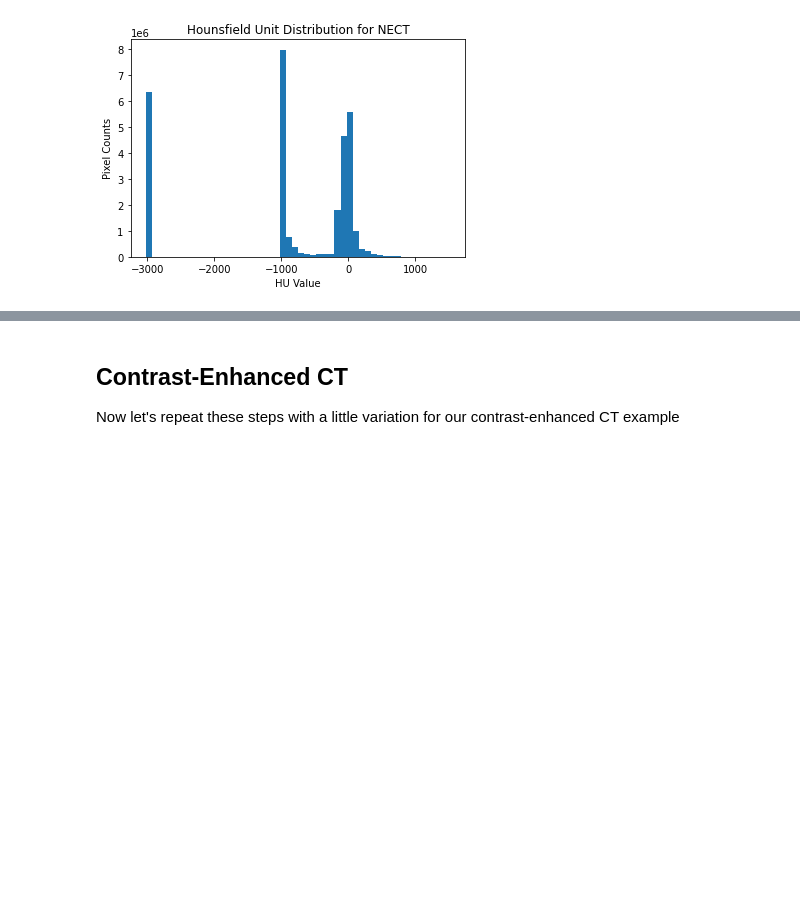
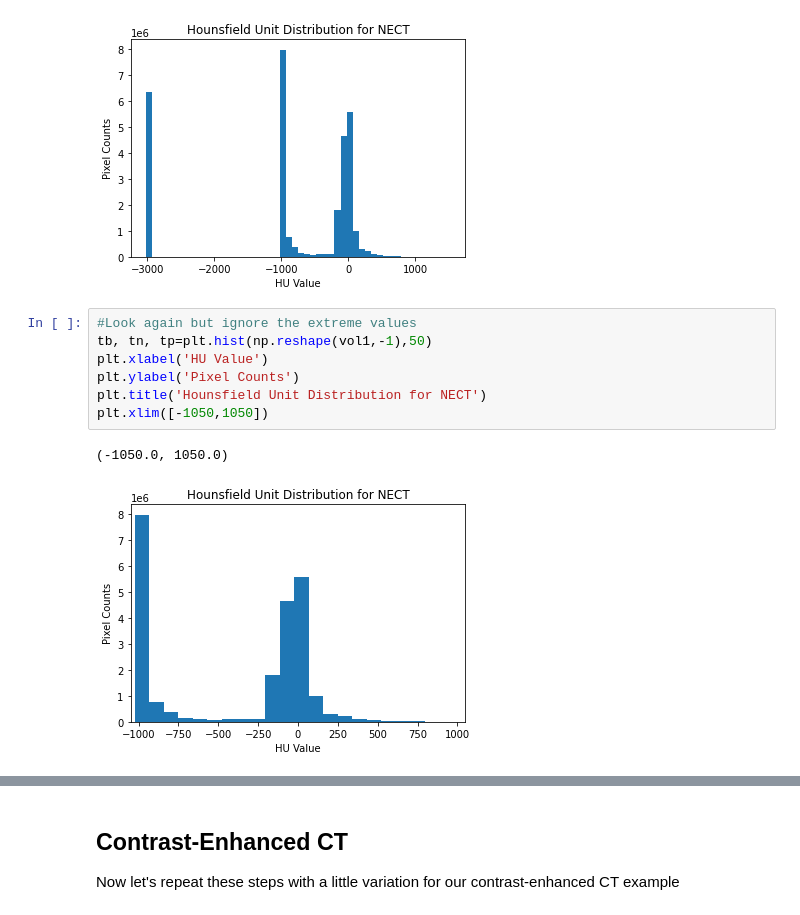
Before and after one commit to csabot3/liverAItutorial, a Jupyter notebook: Lesson1_DataBasics_Colab.ipynb, the cells around one changed output, grey strips where cells are left out. Cells and saved outputs as stored; diff of their text form; blank space fills up the shorter version.

```diff
--- a/Lesson1_DataBasics_Colab.ipynb
+++ b/Lesson1_DataBasics_Colab.ipynb
@@ -222,3 +236,13 @@ plt.title('Hounsfield Unit Distribution for NECT')
 # %% [output]
 Text(0.5, 1.0, 'Hounsfield Unit Distribution for NECT')
 [figure]
+# %%
+#Look again but ignore the extreme values
+tb, tn, tp=plt.hist(np.reshape(vol1,-1),50)
+plt.xlabel('HU Value')
+plt.ylabel('Pixel Counts')
+plt.title('Hounsfield Unit Distribution for NECT')
+plt.xlim([-1050,1050])
+# %% [output]
+(-1050.0, 1050.0)
+[figure, added]
```
Also changed, not shown: parts of 15 cells of this notebook.
